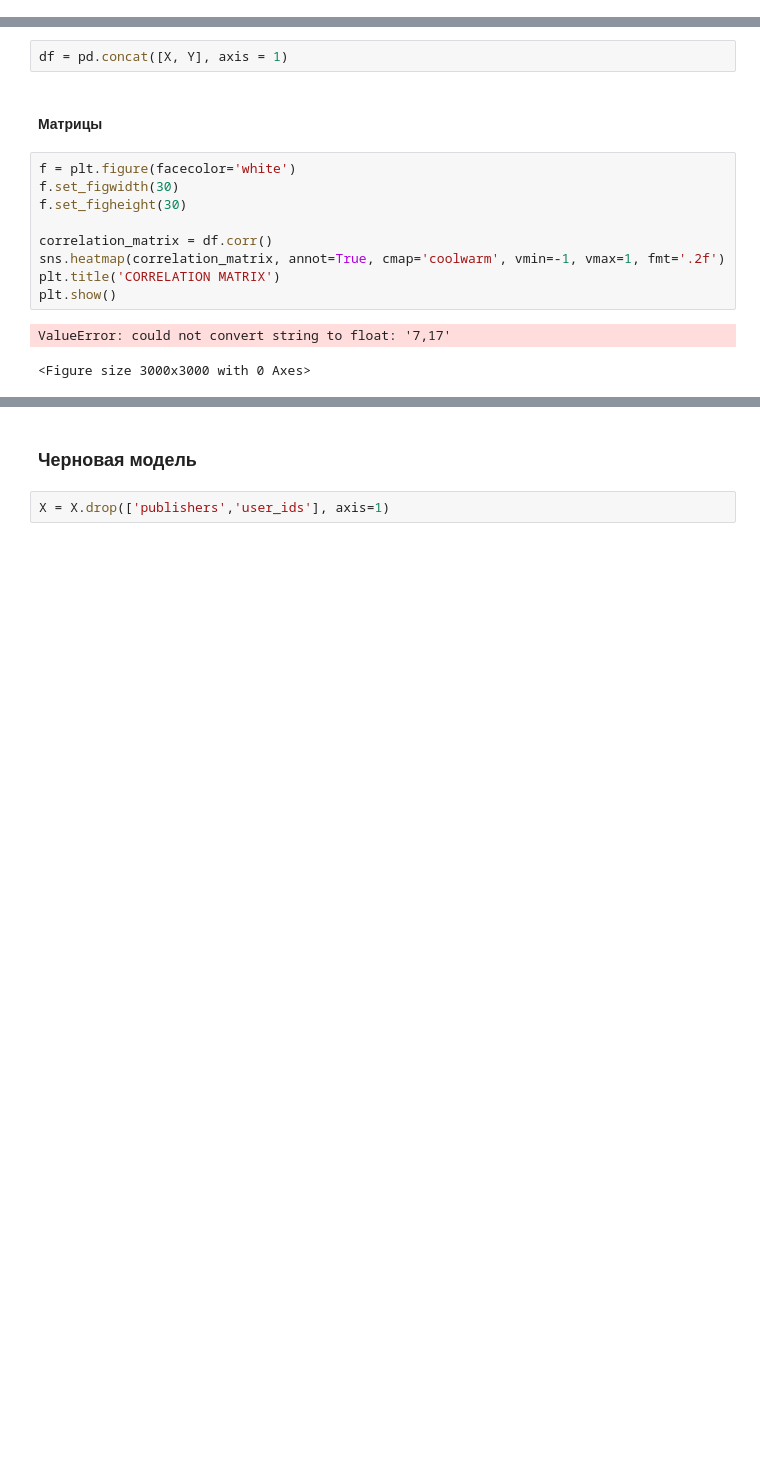
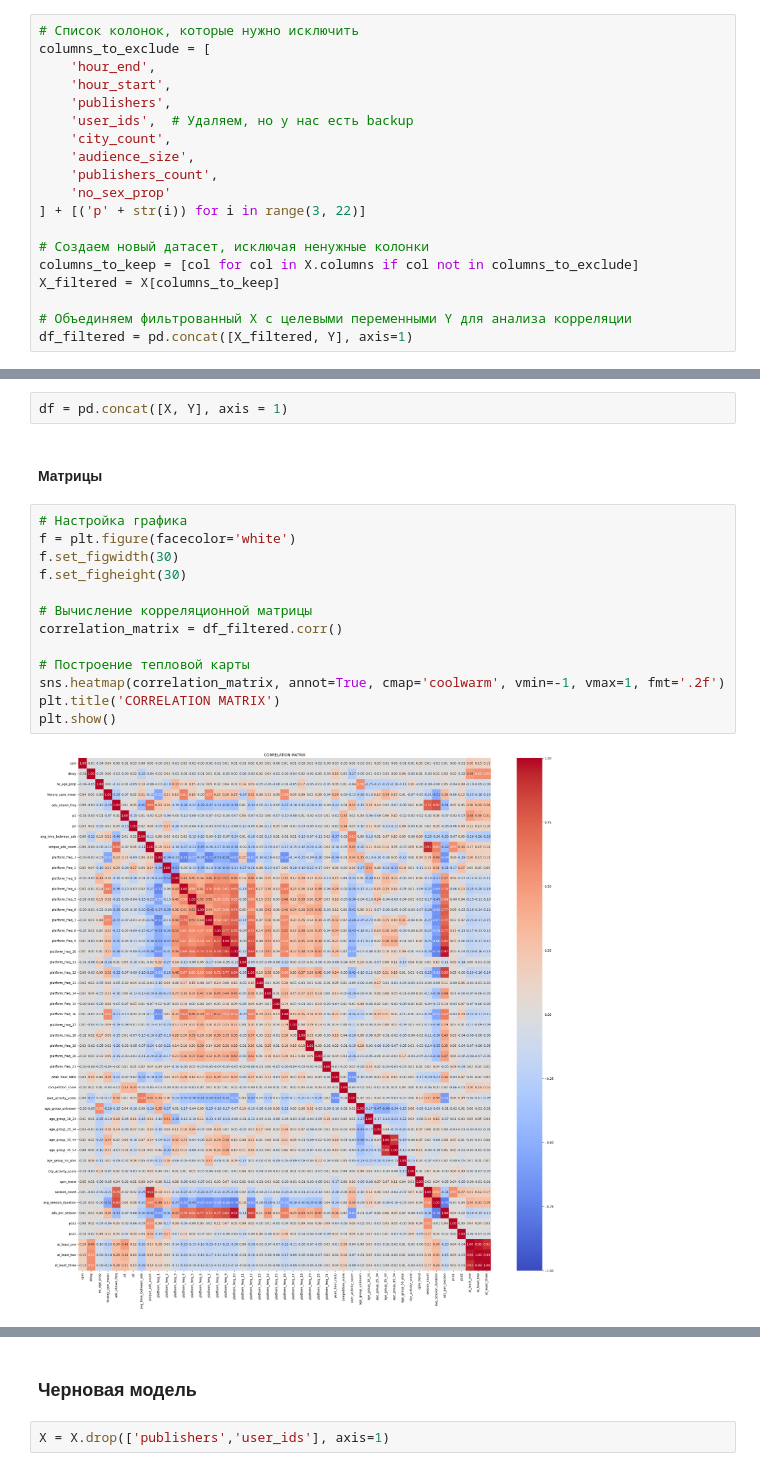
Before and after one commit to TimurPshITMO/VK_LL_2025, a Jupyter notebook: data_view.ipynb, the cells around one changed output, grey strips where cells are left out. Saved outputs shown, nothing was run; the diff lists cells and outputs as text; blank space fills up the shorter version.

```diff
--- a/data_view.ipynb
+++ b/data_view.ipynb
@@ -261,3 +460,22 @@ X['publishers_count'] = X['publishers'].apply(lambda s: s.count(',')+1)
+# %%
+# Список колонок, которые нужно исключить
+columns_to_exclude = [
+    'hour_end',
+    'hour_start',
+    'publishers',
+    'user_ids',  # Удаляем, но у нас есть backup
+    'city_count',
+    'audience_size',
+    'publishers_count',
+    'no_sex_prop'
+] + [('p' + str(i)) for i in range(3, 22)]
+
+# Создаем новый датасет, исключая ненужные колонки
+columns_to_keep = [col for col in X.columns if col not in columns_to_exclude]
+X_filtered = X[columns_to_keep]
+
+# Объединяем фильтрованный X с целевыми переменными Y для анализа корреляции
+df_filtered = pd.concat([X_filtered, Y], axis=1)
 # %% [markdown]
 Формируем общий датафрейм для удобства
 # %%
@@ -265,14 +483,17 @@ df = pd.concat([X, Y], axis = 1)
 # %% [markdown]
 #### Матрицы
 # %%
+# Настройка графика
 f = plt.figure(facecolor='white')
 f.set_figwidth(30)
 f.set_figheight(30)
 
-correlation_matrix = df.corr()
+# Вычисление корреляционной матрицы
+correlation_matrix = df_filtered.corr()
+
+# Построение тепловой карты
 sns.heatmap(correlation_matrix, annot=True, cmap='coolwarm', vmin=-1, vmax=1, fmt='.2f')
 plt.title('CORRELATION MATRIX')
 plt.show()
 # %% [output]
-ValueError: could not convert string to float: '7,17'
-<Figure size 3000x3000 with 0 Axes>
+[figure, added]
```
Also changed, not shown: parts of 39 cells of this notebook, 2 other files.
